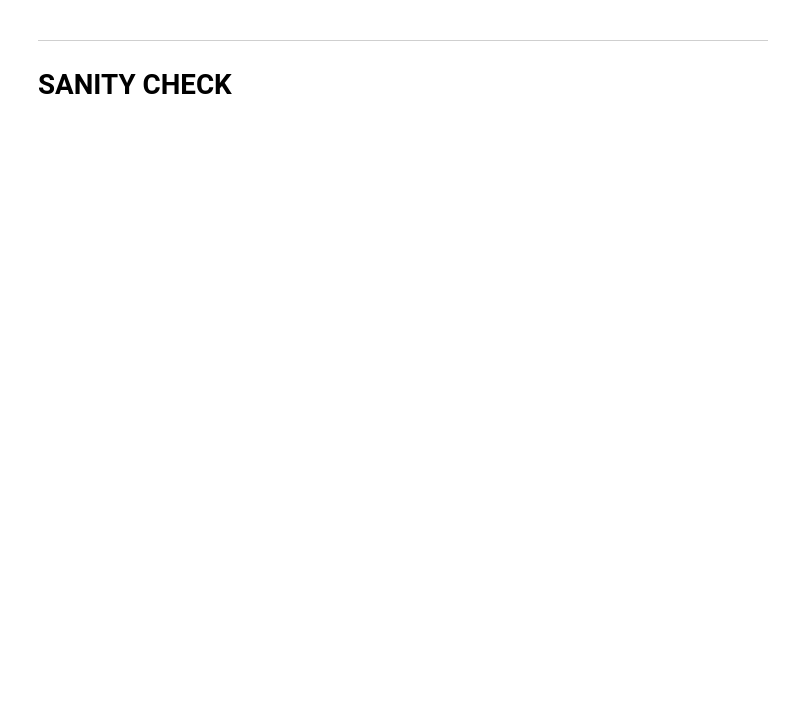
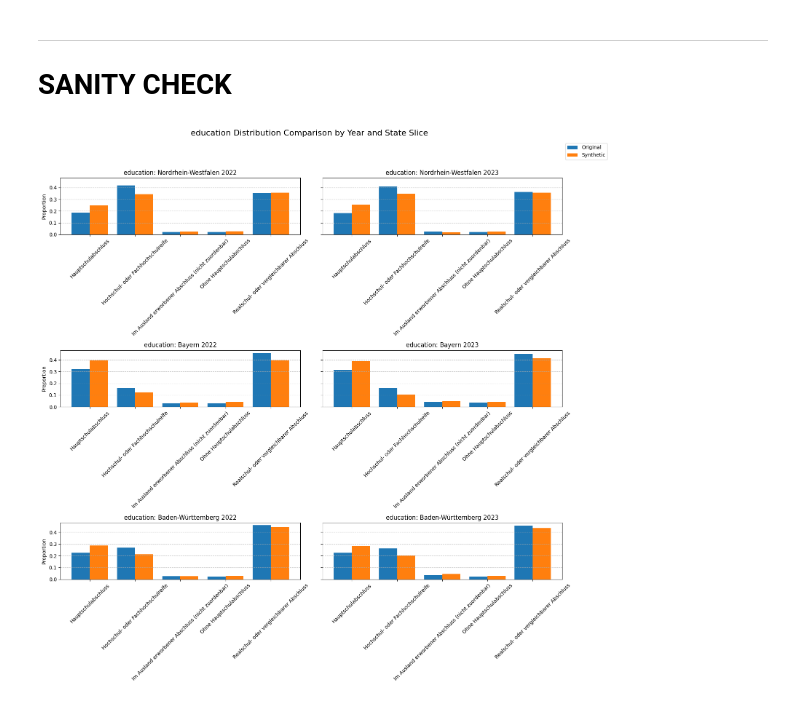
Before and after one commit to tpyrogova/FinApprenticeship, a Jupyter notebook: notebooks/synthetic_population.ipynb, the cells around one changed output. Drawn from its saved outputs; the diff is of its cells as text; code cells hidden in the pictures; blank space fills up the shorter version.

Commit message:
updated synthetic population and added some sanity checks

```diff
--- a/notebooks/synthetic_population.ipynb
+++ b/notebooks/synthetic_population.ipynb
@@ -512,3 +733,65 @@ memory usage: 18.6+ MB
 # %% [markdown]
 ***
 # SANITY CHECK
+# %%
+# Assuming you have df_areas_new and synthetic_population
+# And the previously defined `extract_1d_marginals` function to get the
+# `gender_m_df` for original data (as used in `build_synthetic_population_recommended`).
+
+# First, ensure you have the gender_m_df available for comparison:
+
+# Select a few representative (year, state) combinations
+# You might want to pick the largest states, or the most recent years.
+# For example, let's pick the top 3 states by total count across all years:
+top_states = df_areas_new.groupby('state')['count'].sum().nlargest(3).index.tolist()
+# And a couple of representative years:
+sample_years = sorted(df_areas_new['year'].unique())[-2:] # Last two years
+
+
+fig, axes = plt.subplots(len(top_states), len(sample_years), figsize=(15, 5 * len(top_states)), sharey=True)
+axes = axes.flatten() # Flatten for easier iteration
+
+plot_idx = 0
+for state in top_states:
+    for year in sample_years:
+        ax = axes[plot_idx]
+
+        # Get original gender distribution for this slice
+        original_slice = edu_m_df.query("year == @year and state == @state")
+        if not original_slice.empty:
+            orig_dist = original_slice.set_index('education')['education_count']
+            orig_prop = orig_dist / orig_dist.sum()
+        else:
+            orig_prop = pd.Series(dtype=float)
+
+        # Get synthetic gender distribution for this slice
+        synthetic_slice = synthetic_population.query("year == @year and state == @state")
+        if not synthetic_slice.empty:
+            synth_prop = synthetic_slice['education'].value_counts(normalize=True)
+        else:
+            synth_prop = pd.Series(dtype=float)
+
+        # Combine for plotting
+        comparison_df_slice = pd.DataFrame({
+            'Original': orig_prop,
+            'Synthetic': synth_prop
+        }).fillna(0).sort_index()
+
+        comparison_df_slice.plot(kind='bar', ax=ax, width=0.8, legend=False)
+        ax.set_title(f'education: {state} {year}')
+        ax.set_xlabel('') # Clear x-label, categories are clear from ticks
+        if plot_idx % len(sample_years) == 0: # Only put Y-label on the left-most plots
+            ax.set_ylabel('Proportion')
+        ax.tick_params(axis='x', rotation=45)
+        ax.grid(axis='y', linestyle='--', alpha=0.7)
+
+        plot_idx += 1
+
+# Add a single legend for the entire figure
+handles, labels = axes[0].get_legend_handles_labels()
+fig.legend(handles, labels, loc='upper right', bbox_to_anchor=(1.05, 1.0))
+plt.suptitle('education Distribution Comparison by Year and State Slice', fontsize=16, y=1.02)
+plt.tight_layout(rect=[0, 0, 1, 0.98]) # Adjust layout to prevent title overlap
+plt.show()
+# %% [output]
+[figure, added]
```
Also changed, not shown: parts of 11 cells of this notebook.
